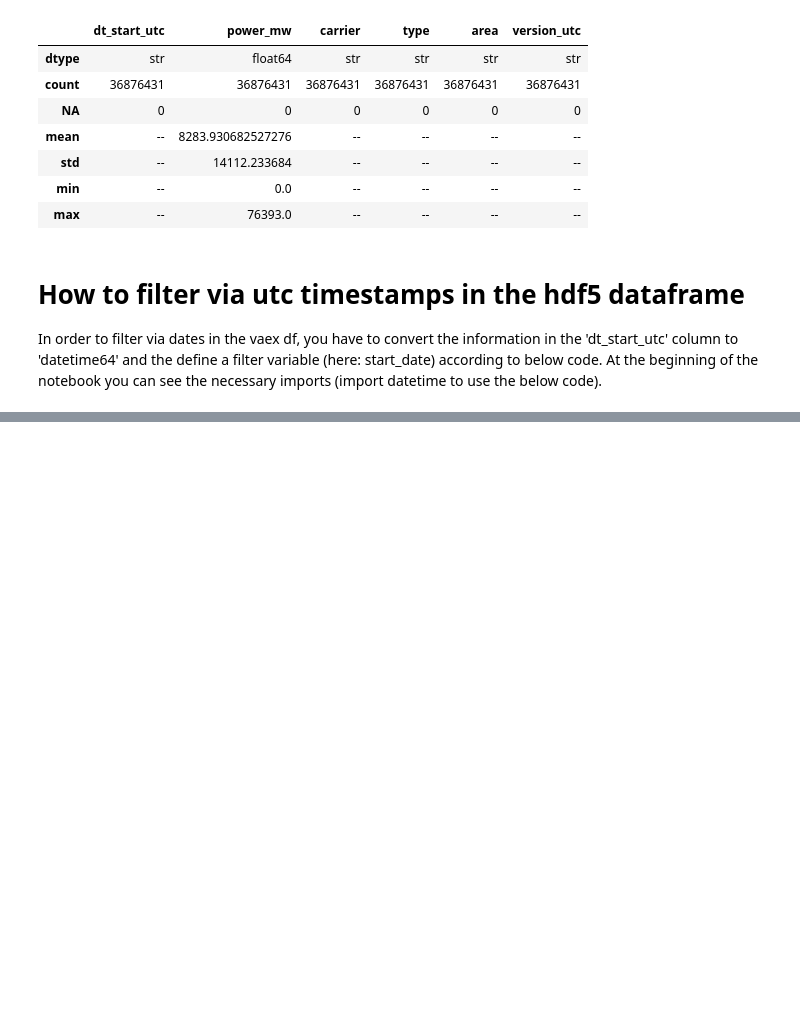
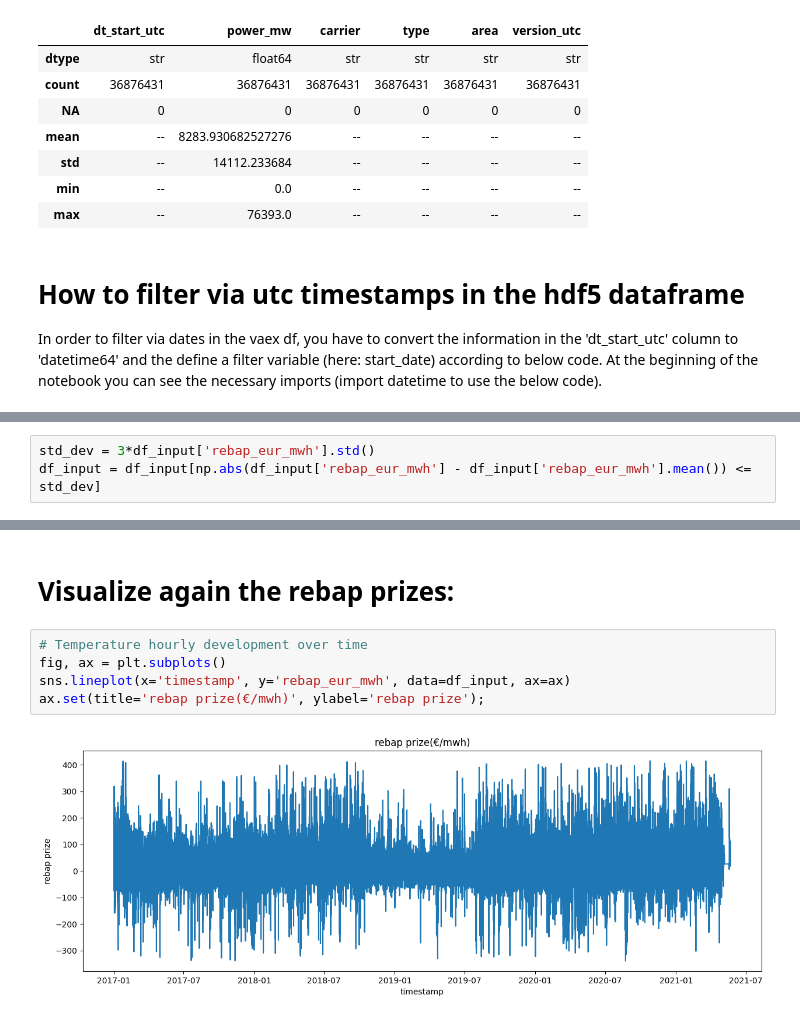
Before and after one commit to Antadurunnu/Energy-imbalance-price-prediction, a Jupyter notebook: es_forecast_data_processing.ipynb, the cells around one changed output, grey strips where cells are left out. Drawn from its saved outputs; the diff is of its cells as text; blank space fills up the shorter version.

```diff
--- a/es_forecast_data_processing.ipynb
+++ b/es_forecast_data_processing.ipynb
@@ -120,0 +214,3 @@ df_date_filter2.describe()
+# %%
+std_dev = 3*df_input['rebap_eur_mwh'].std()
+df_input = df_input[np.abs(df_input['rebap_eur_mwh'] - df_input['rebap_eur_mwh'].mean()) <= std_dev]
@@ -120,0 +229,9 @@ df_date_filter2.describe()
+# %% [markdown]
+# Visualize again the rebap prizes:
+# %%
+# Temperature hourly development over time
+fig, ax = plt.subplots()
+sns.lineplot(x='timestamp', y='rebap_eur_mwh', data=df_input, ax=ax)
+ax.set(title='rebap prize(€/mwh)', ylabel='rebap prize');
+# %% [output]
+[figure, added]
```
Also changed, not shown: parts of 60 cells of this notebook, 2 other files.
